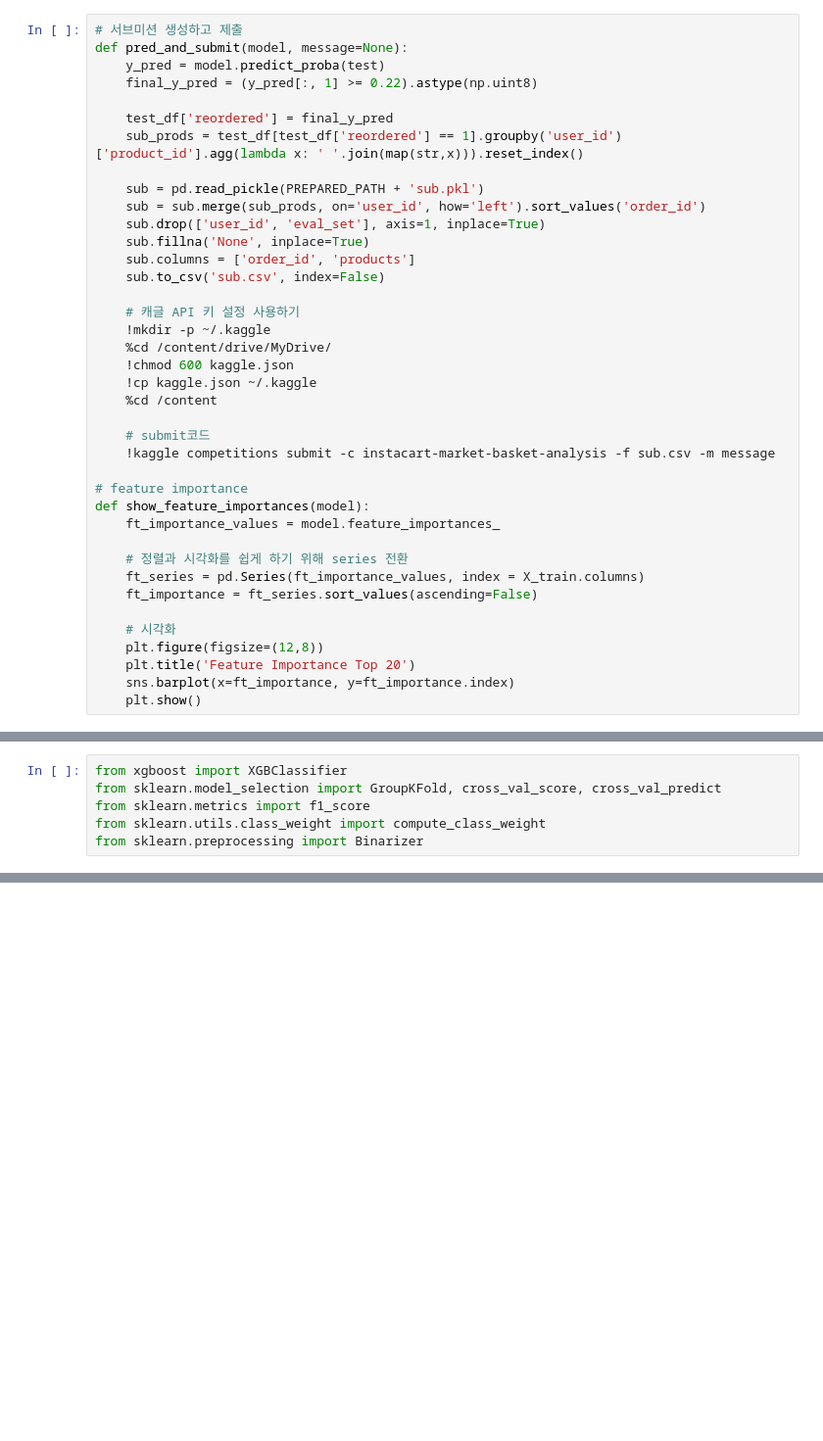
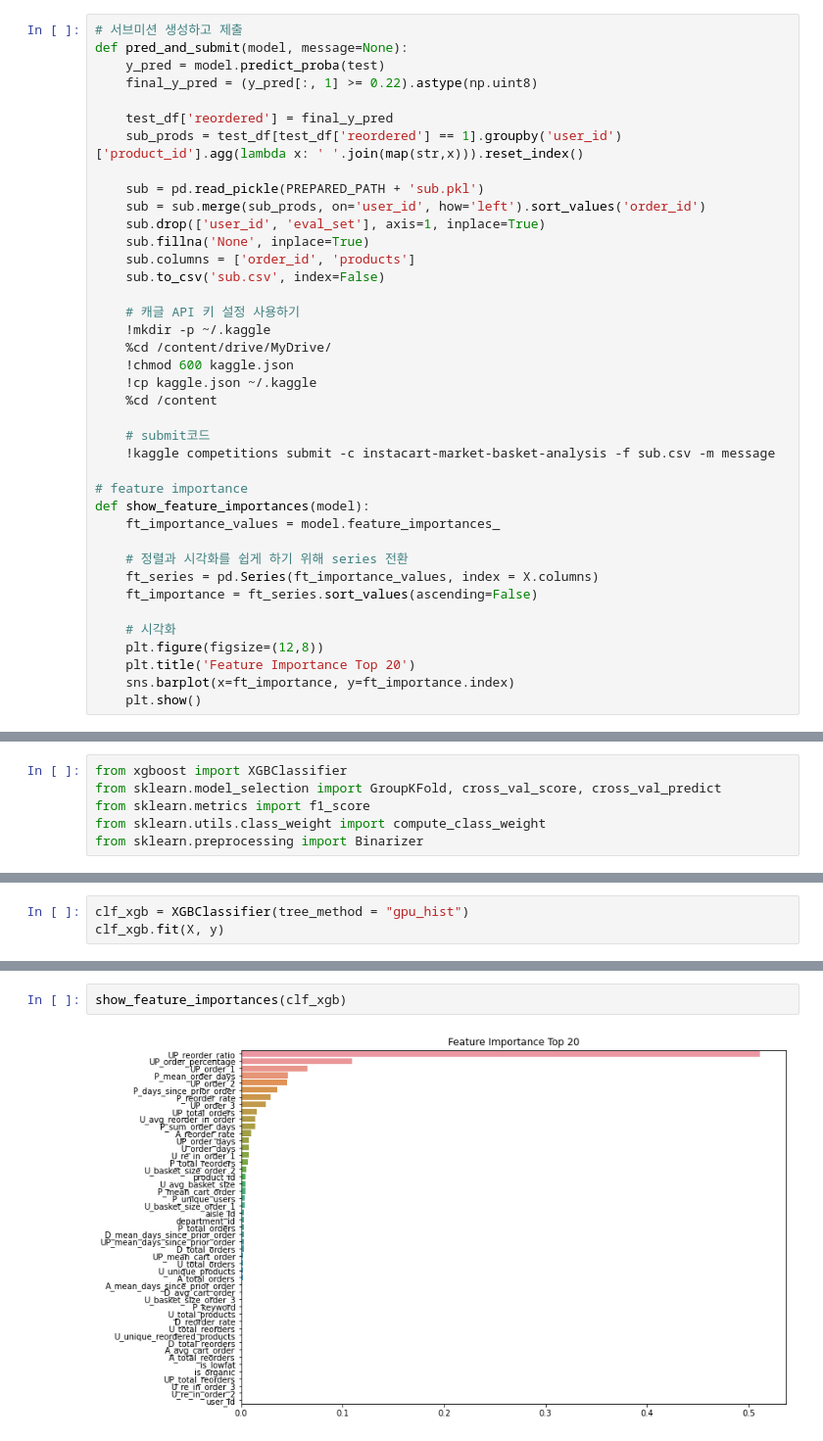
Before and after one commit to helperjby/Wishlist_project, a Jupyter notebook: 4. Modeling.ipynb, the cells around one changed output, grey strips where cells are left out. Shown at 98% size. Saved outputs shown, nothing was run; the diff lists cells and outputs as text; blank space fills up the shorter version.

```diff
--- a/4. Modeling.ipynb
+++ b/4. Modeling.ipynb
@@ -87,7 +69,7 @@ def show_feature_importances(model):
     ft_importance_values = model.feature_importances_
 
     # 정렬과 시각화를 쉽게 하기 위해 series 전환
-    ft_series = pd.Series(ft_importance_values, index = X_train.columns)
+    ft_series = pd.Series(ft_importance_values, index = X.columns)
     ft_importance = ft_series.sort_values(ascending=False)
 
     # 시각화
@@ -757,0 +704,3 @@ from sklearn.preprocessing import Binarizer
+# %%
+clf_xgb = XGBClassifier(tree_method = "gpu_hist")
+clf_xgb.fit(X, y)
@@ -757,0 +718,4 @@ from sklearn.preprocessing import Binarizer
+# %%
+show_feature_importances(clf_xgb)
+# %% [output]
+[figure, added]
```
Also changed, not shown: parts of 40 cells of this notebook, 1 other file.
